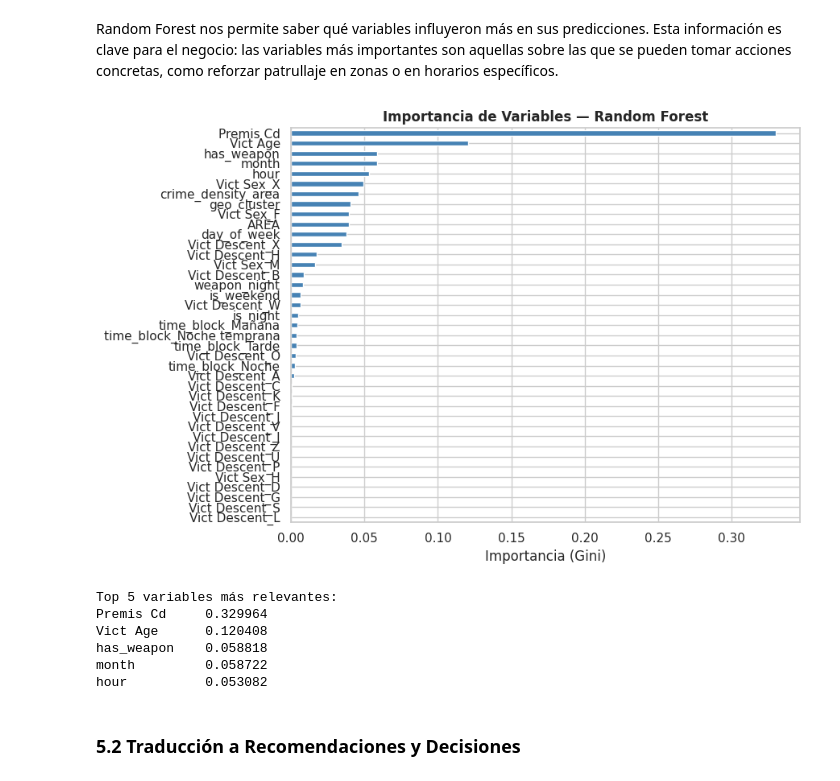
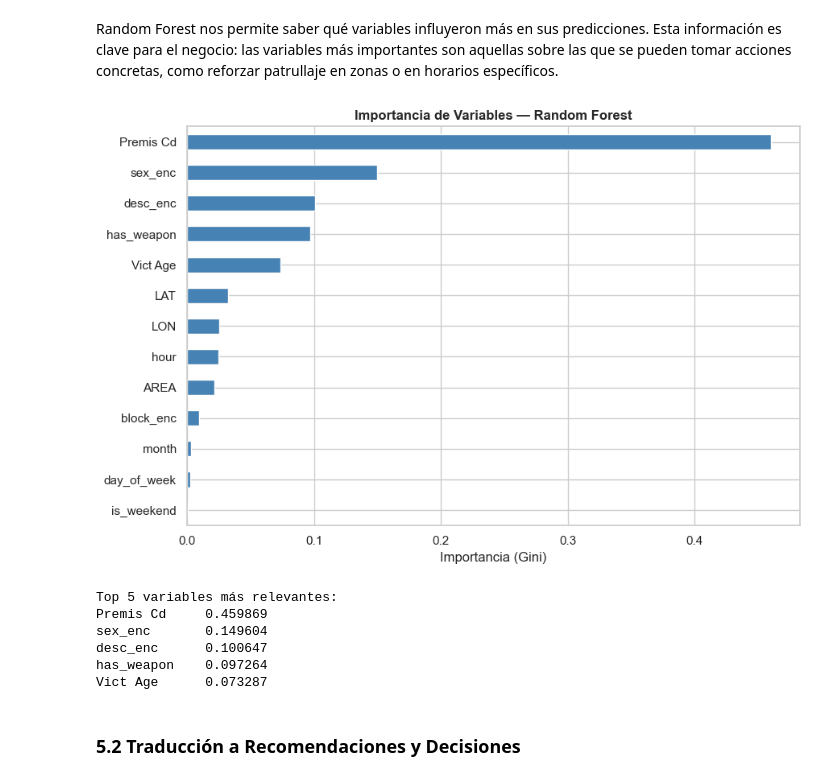
Before and after one commit to carrytecphd-oss/ml-crime-lapd, a Jupyter notebook: ML_Trabajo_Final.ipynb, the cells around one changed output. Drawn from its saved outputs; the diff is of its cells as text; code cells hidden in the pictures.

```diff
--- a/ML_Trabajo_Final.ipynb
+++ b/ML_Trabajo_Final.ipynb
@@ -61,23 +55,14 @@ Mounted at /content/drive
 # %% [markdown]
 En esta sección cargamos el dataset desde Google Drive. El archivo está en formato Parquet, que es significativamente más rápido y ligero que el CSV original (244 MB → 41 MB). Antes de continuar, el código verifica que el archivo existe en la ruta correcta para evitar errores inesperados.
 # %%
-from google.colab import drive
+import os
 import pandas as pd
-import os
 
-# Montar Google Drive
-drive.mount('/content/drive')
+RUTA_DATOS = os.path.expanduser(
+    "~/Library/CloudStorage/GoogleDrive-carrytecphd@gmail.com/"
+    "Mi unidad/ML_FINAL/Crime_Data.parquet"
+)
 
-# Ruta dentro de tu Drive
-RUTA_DATOS = "/content/drive/MyDrive/ML/Crime_Data.parquet"
-
-# Verificar existencia
 assert os.path.exists(RUTA_DATOS), f"Archivo no encontrado: {RUTA_DATOS}"
 print(f"Archivo encontrado: {RUTA_DATOS}")
-
-# Cargar datos
-df = pd.read_parquet(RUTA_DATOS)
-
-print(f"Filas: {len(df):,} | Columnas: {df.shape[1]}")
-df.head(3)
 # %% [output]
@@ -704,41 +464,27 @@ Random Forest        | ROC-AUC CV: 0.8119 ± 0.0025
 # %% [markdown]
 Random Forest nos permite saber qué variables influyeron más en sus predicciones. Esta información es clave para el negocio: las variables más importantes son aquellas sobre las que se pueden tomar acciones concretas, como reforzar patrullaje en zonas o en horarios específicos.
 # %%
-import matplotlib.pyplot as plt
-import pandas as pd
-
-# Importancias del modelo RF (CORRECTO)
 importancias = pd.Series(
-    model_rf.feature_importances_,
+    pipe_rf.named_steps['clf'].feature_importances_,
     index=FEATURES
 ).sort_values(ascending=True)
 
-# Gráfica
 fig, ax = plt.subplots(figsize=(9, 6))
-
-importancias.plot(
-    kind='barh',
-    ax=ax,
-    color='steelblue'
-)
-
+importancias.plot(kind='barh', ax=ax, color='steelblue')
 ax.set_title('Importancia de Variables — Random Forest', fontweight='bold')
 ax.set_xlabel('Importancia (Gini)')
+plt.tight_layout(); plt.show()
 
-plt.tight_layout()
-plt.show()
-
-# Top variables
 print("\nTop 5 variables más relevantes:")
 print(importancias.sort_values(ascending=False).head(5).to_string())
 # %% [output]
-[figure, old version]
+[figure, new version]
 Top 5 variables más relevantes:
-Premis Cd     0.329964
-Vict Age      0.120408
-has_weapon    0.058818
-month         0.058722
-hour          0.053082
+Premis Cd     0.459869
+sex_enc       0.149604
+desc_enc      0.100647
+has_weapon    0.097264
+Vict Age      0.073287
 # %% [markdown]
 ### 5.2 Traducción a Recomendaciones y Decisiones
 # %% [markdown]
```
Also changed, not shown: parts of 19 cells of this notebook, 5 other files.
